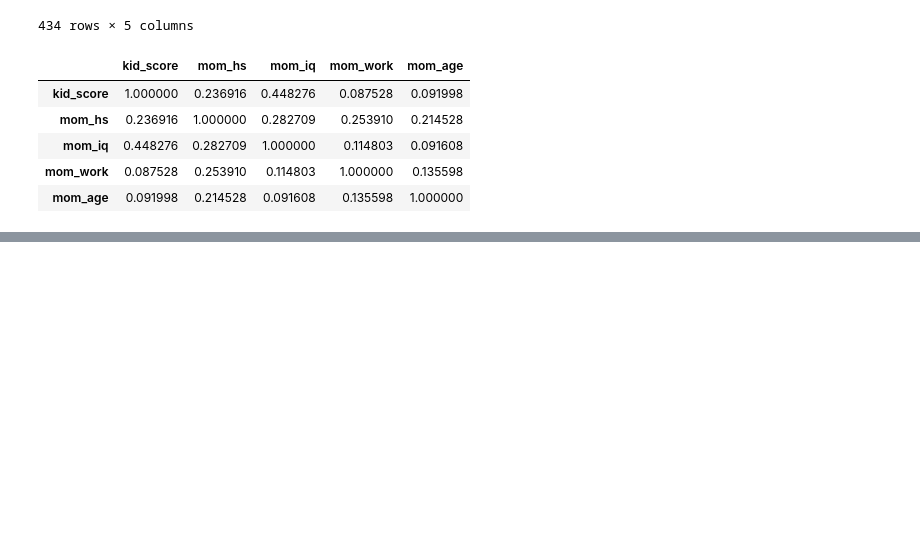
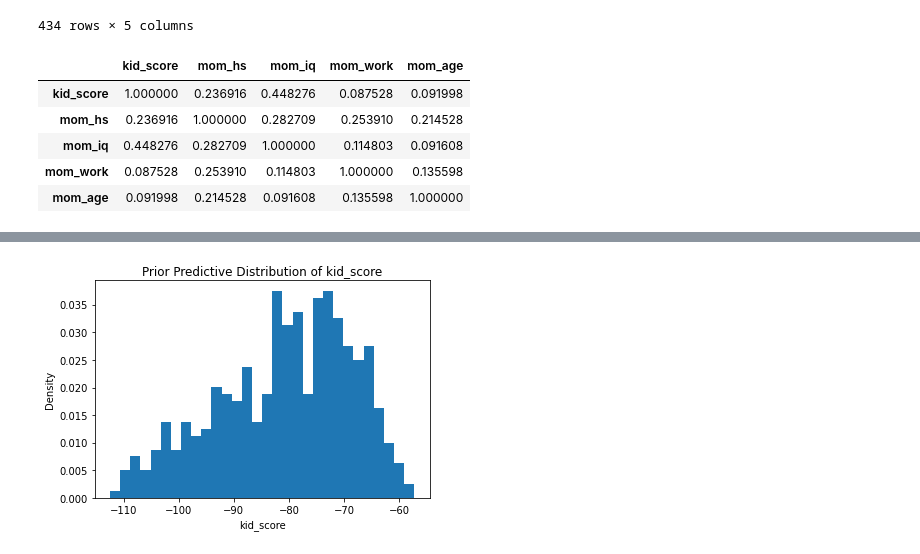
Before and after one commit to Sylwiam12/kidiq, a Jupyter notebook: kid_iq_FULL.ipynb, the cells around one changed output, grey strips where cells are left out. Saved outputs shown, nothing was run; the diff lists cells and outputs as text; code cells hidden in the pictures; blank space fills up the shorter version.

```diff
--- a/kid_iq_FULL.ipynb
+++ b/kid_iq_FULL.ipynb
@@ -74,0 +214,9 @@ plt.show()
+# %%
+R = 1000
+model=CmdStanModel(stan_file='model1.stan')
+#sampling
+model_1_fit = model.sample(data = {'N': df.shape[0], 'mom_iq': df["mom_iq"].values, 'kid_score': df["kid_score"].values},
+                     iter_sampling=R,
+                     iter_warmup=1,
+                     chains=1,
+                     seed=2904,refresh=R)
@@ -74,0 +233,5 @@ plt.show()
+# %%
+yields_pred_prior = model_1_fit.stan_variable("kid_score_pred")
+yields_pred_prior_means = np.mean(yields_pred_prior, axis=0)
+
+print(yields_pred_prior_means)
@@ -74,0 +276,8 @@ plt.show()
+# %%
+plt.hist(yields_pred_prior_means, bins=30, density=True)
+plt.title('Prior Predictive Distribution of kid_score')
+plt.xlabel('kid_score')
+plt.ylabel('Density')
+plt.show()
+# %% [output]
+[figure, added]
```
Also changed, not shown: parts of 18 cells of this notebook, 9 other files.
